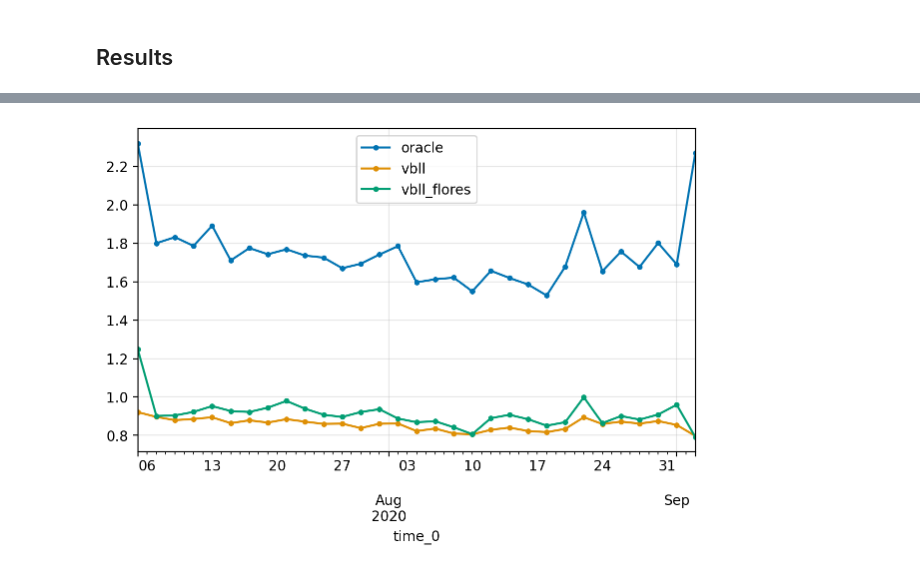
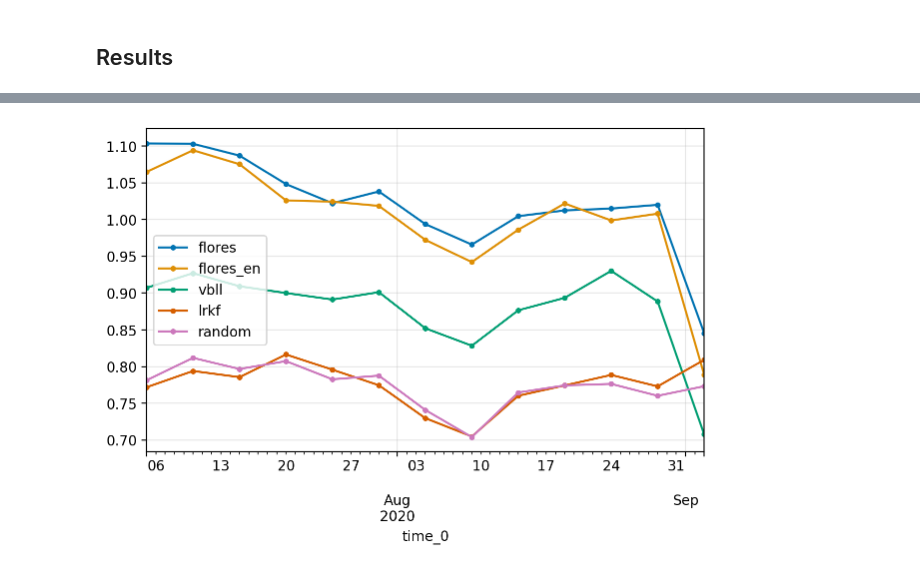
Before and after one commit to gerdm/low-rank-last-layer-inference, a Jupyter notebook: experiments/kuairec.ipynb, the cells around one changed output, grey strips where cells are left out. Drawn from its saved outputs; the diff is of its cells as text; code cells hidden in the pictures.

Commit message:
feat: experiments

```diff
--- a/experiments/kuairec.ipynb
+++ b/experiments/kuairec.ipynb
@@ -451,11 +471,11 @@ Running agent with Ensemble Flores
 # %%
 %%time
 def cov_fn(y): return jnp.eye(1) * 1e-4
-agent = lrkf.LowRankCovarianceFilter(mlp.apply, cov_fn, dynamics_covariance=0.0, rank=5)
+agent = lrkf.LowRankCovarianceFilter(mlp.apply, cov_fn, dynamics_covariance=0.0, rank=50)
 
-bel_init = agent.init_bel(params_init, cov=1.0, low_rank_diag=False)
+bel_init = agent.init_bel(params_init, cov=1e-4, low_rank_diag=True)
 state_init = (bel_init, key_run)
-XS = (jnp.log1p(Y[:100_000]), X[:100_000])
+XS = (jnp.log1p(Y[:size_experiment]), X[:size_experiment])
 _step = partial(step, agent=agent)
 (bel_final, _), rewards_lrkf = jax.lax.scan(_step, state_init, XS)
 rewards_lrkf = np.exp(np.array(rewards_lrkf)) - 1
@@ -511,9 +530,11 @@ class VBLLMLP(nn.Module):
         return x
 
 learning_rate = 1e-3
-buffer_size = 5
-n_inner = 5
-vbl_mlp = VBLLMLP(n_videos=n_videos, embedding_dim=10, n_hidden=10, dense_dim=10)
+buffer_size = 10
+n_inner = 10
+vbl_mlp = VBLLMLP(
+    n_videos=n_videos, embedding_dim=10, n_hidden=50, dense_dim=10, regularization_weight=0.0
+)
 params_init_vbll = vbl_mlp.init(key_init, X[0,0])
 
 def lossfn(params, counter, x, y, apply_fn):
@@ -537,10 +558,10 @@ bel_init = agent.init_bel(params_init_vbll)
 
 time_init = time()
 state_init = (bel_init, key_run)
-XS = (jnp.log1p(Y[:50_000]), X[:50_000])
+XS = (jnp.log1p(Y[:size_experiment]), X[:size_experiment])
 _step = partial(step, agent=agent)
 (bel_final, _), rewards_vbll_fifo = jax.lax.scan(_step, state_init, XS)
-rewards_vbl_fifo = np.exp(np.array(rewards_vbll_fifo)) - 1
+rewards_vbll_fifo = np.exp(np.array(rewards_vbll_fifo)) - 1
 time_end = time()
 
 print(rewards_vbll_fifo.sum())
@@ -623,14 +573,15 @@ plt.plot(rewards_vbll_flores.cumsum() - rewards_vbll_fifo.cumsum())
 # %% [markdown]
 ## Results
 # %%
+index = df_all["time_0"][:size_experiment]
 rewards = pd.DataFrame({
-    "oracle": Y[:50_000].max(axis=1),
-    # "flores": rewards_flores,
-    # "flores_en": rewards_flores_en,
+    # "oracle": Y[:50_000].max(axis=1),
+    "flores": rewards_flores,
+    "flores_en": rewards_flores_en,
     "vbll": rewards_vbll_fifo,
-    "vbll_flores": rewards_vbll_flores,
-    # "lrkf": rewards_lrkf,
+    # "vbll_flores": rewards_vbll_flores,
+    "lrkf": rewards_lrkf,
     # "lofi": rewards_lofi,
-    # "eps": rewards_eps,
-    # "random": rewards_random
-}, index=df_all["time_0"][:50_000])
+    # "eps": rewards_eps[:size_experiment],
+    "random": rewards_random[:size_experiment],
+}, index=index)
@@ -643,5 +621,5 @@ plt.grid(alpha=0.3)
 # %%
-rewards.resample("2D").mean().plot(marker="o", markersize=3)
+rewards.resample("5D").median().plot(marker="o", markersize=3)
 plt.grid(alpha=0.3)
 # %% [output]
-[figure, old version]
+[figure, new version]
```
Also changed, not shown: parts of 59 cells of this notebook, 11 other files.
